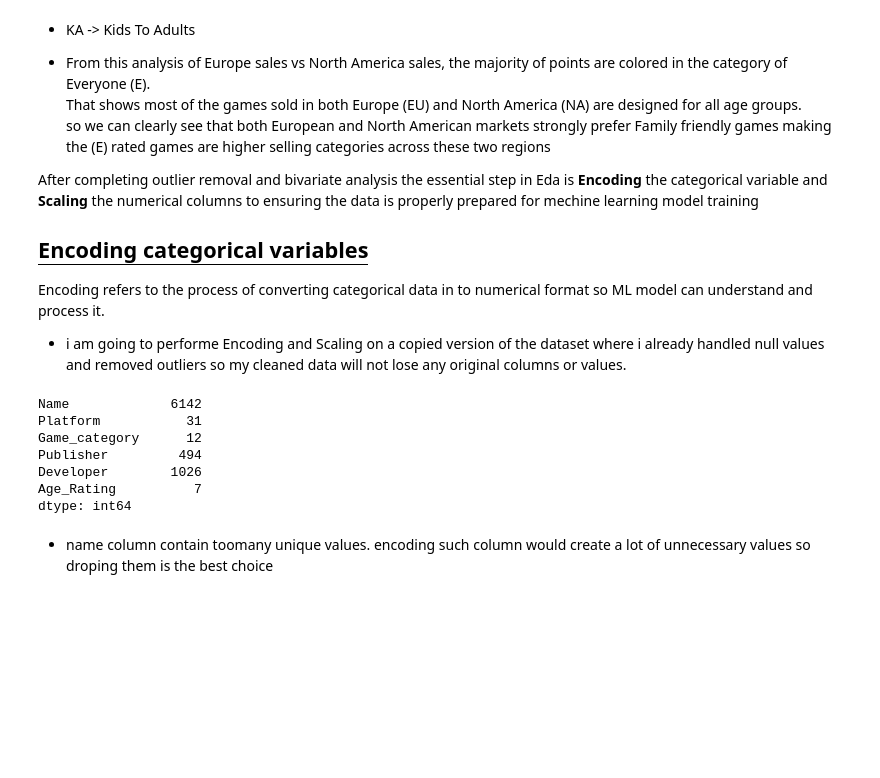
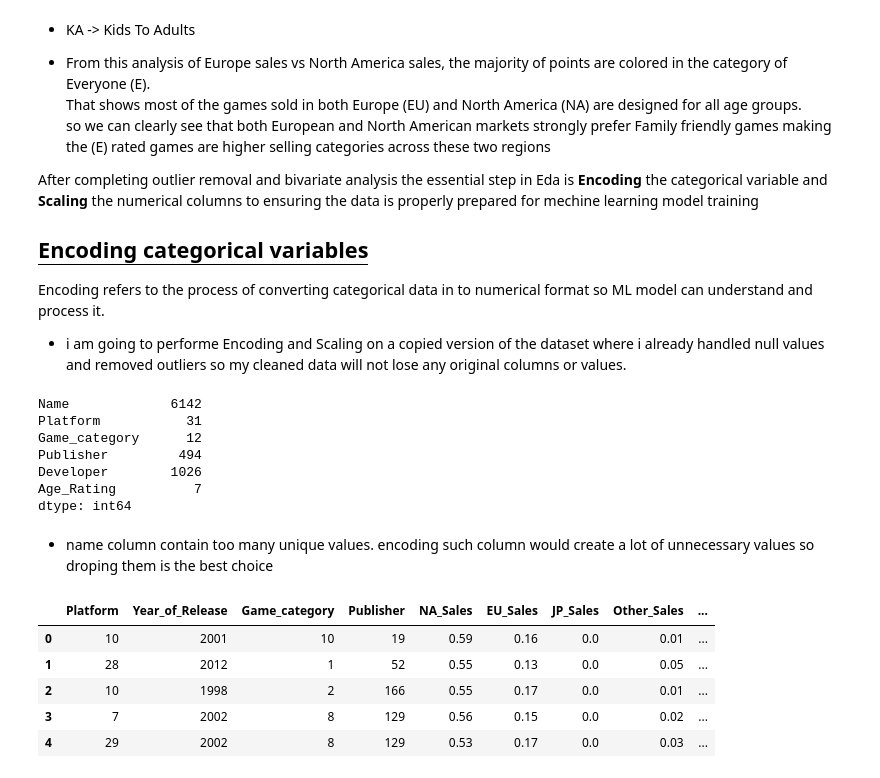
Before and after one commit to Jishnu-12/Data-analytics, a Jupyter notebook: EDA-Mini-Project/EDA-Mini-Project.ipynb, the cells around one changed output. Cells and saved outputs as stored; diff of their text form; code cells hidden in the pictures; blank space fills up the shorter version.

```diff
--- a/EDA-Mini-Project/EDA-Mini-Project.ipynb
+++ b/EDA-Mini-Project/EDA-Mini-Project.ipynb
@@ -531,4 +534,4 @@ Developer        1026
 Age_Rating          7
 dtype: int64
 # %% [markdown]
-- name column contain toomany unique values. encoding such column would create a lot of unnecessary values so droping them is the best choice
+- name column contain too many unique values. encoding such column would create a lot of unnecessary values so droping them is the best choice
@@ -534,0 +547,9 @@ dtype: int64
+# %%
+df1.head()
+# %% [output]
+|  | Platform | Year_of_Release | Game_category | Publisher | NA_Sales | EU_Sales | JP_Sales | Other_Sales | ... |
+| 0 | 10 | 2001 | 10 | 19 | 0.59 | 0.16 | 0.0 | 0.01 | ... |
+| 1 | 28 | 2012 | 1 | 52 | 0.55 | 0.13 | 0.0 | 0.05 | ... |
+| 2 | 10 | 1998 | 2 | 166 | 0.55 | 0.17 | 0.0 | 0.01 | ... |
+| 3 | 7 | 2002 | 8 | 129 | 0.56 | 0.15 | 0.0 | 0.02 | ... |
+| 4 | 29 | 2002 | 8 | 129 | 0.53 | 0.17 | 0.0 | 0.03 | ... |
```
Also changed, not shown: parts of 12 cells of this notebook.
